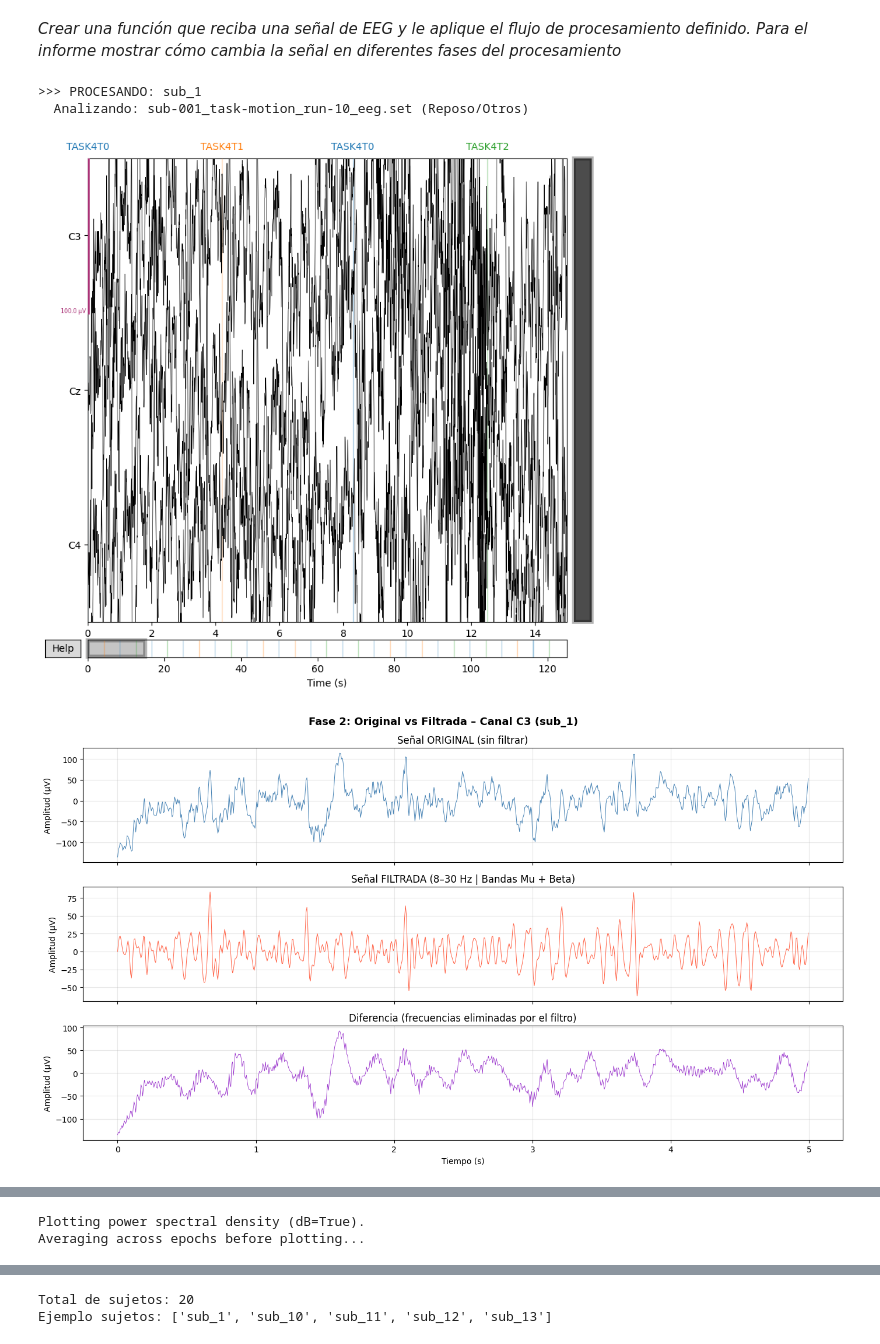
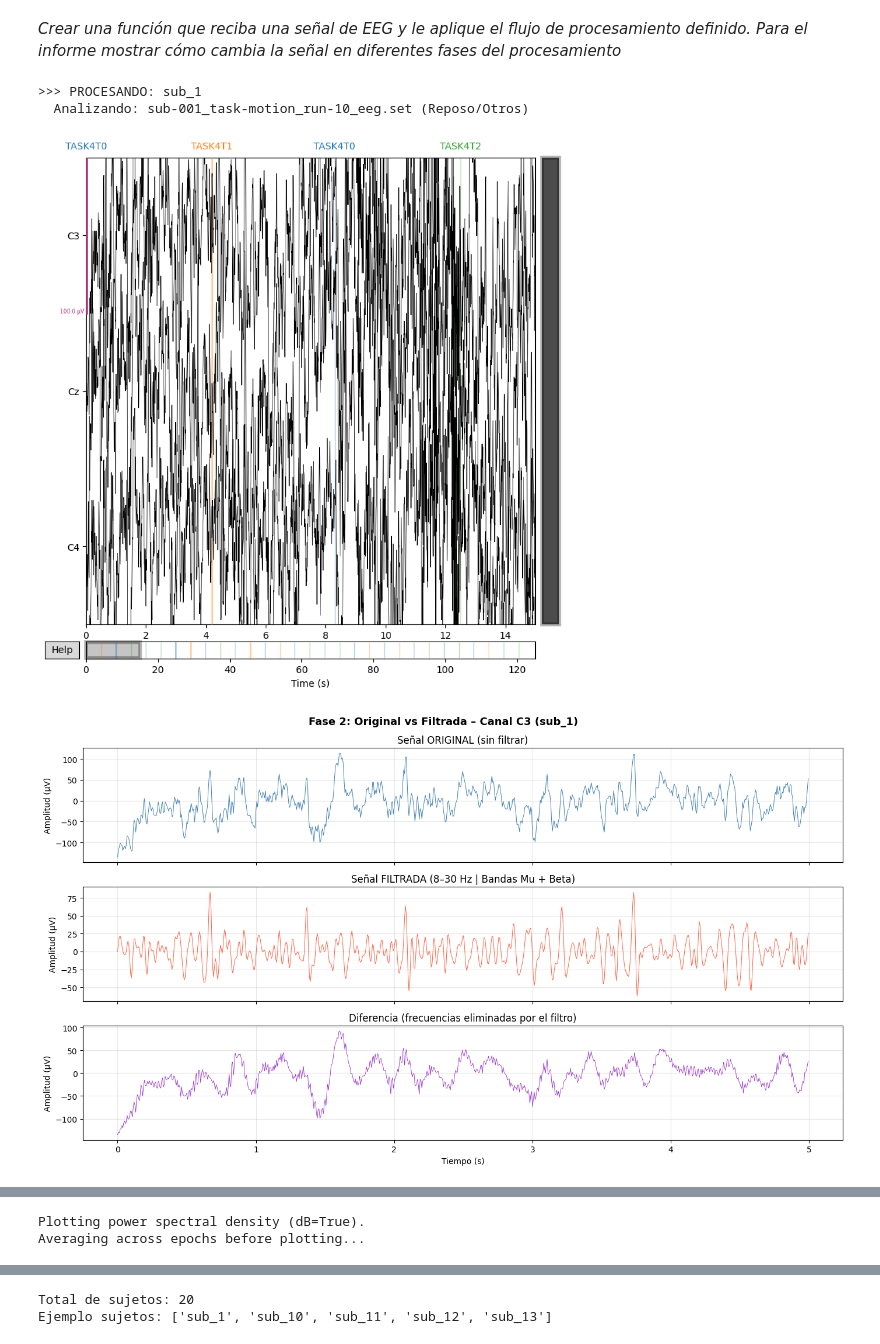
Before and after one commit to saramezap/Proyecto1, a Jupyter notebook: proyecto1_EEG.ipynb, the cells around one changed output, grey strips where cells are left out. Saved outputs shown, nothing was run; the diff lists cells and outputs as text; code cells hidden in the pictures.

```diff
--- a/proyecto1_EEG.ipynb
+++ b/proyecto1_EEG.ipynb
@@ -263,9 +263,8 @@ import pandas as pd
 import matplotlib.pyplot as plt
 import numpy as np
 
-# ==========================================
+
 # 1. FUNCIÓN DE PROCESAMIENTO COMPLETO
-# ==========================================
 def procesar_eeg_completo(raw, sujeto_id, nombre_archivo, tipo_tarea):
 
     # Selección de canales relevantes (C3, C4, Cz)
@@ -280,10 +279,10 @@ def procesar_eeg_completo(raw, sujeto_id, nombre_archivo, tipo_tarea):
         title=f"Fase 1: Señal Original – {sujeto_id}",
         duration=15, scalings={'eeg': 50e-6}, show=False
     )
-    plt.tight_layout()
+
     plt.show()
 
-    # --- FASE 2: FILTRADO (8-30 Hz) ---
+    # FASE 2: FILTRADO (8-30 Hz)
     raw_res.filter(l_freq=8., h_freq=30., fir_design='firwin', verbose=False)
 
     # --- COMPARACIÓN: Original vs Filtrada ---
@@ -318,7 +317,7 @@ def procesar_eeg_completo(raw, sujeto_id, nombre_archivo, tipo_tarea):
     plt.tight_layout()
     plt.show()
 
-    # --- FASE 3: SEGMENTACIÓN (ÉPOCAS) ---
+    # FASE 3: SEGMENTACIÓN (ÉPOCAS)
     try:
         events, event_id = mne.events_from_annotations(
             raw_res, event_id={'T0': 1, 'T1': 2, 'T2': 3}, verbose=False
@@ -339,11 +338,10 @@ def procesar_eeg_completo(raw, sujeto_id, nombre_archivo, tipo_tarea):
         )
         plt.show()
 
-    # --- FASE 4: CÁLCULO DE POTENCIA (PSD) ---
+    #  FASE 4: CÁLCULO DE POTENCIA (PSD)
     psds_obj = epochs.compute_psd(method='welch', fmin=8, fmax=30, verbose=False)
     fig_psd  = psds_obj.plot(show=False)
     fig_psd.suptitle(f"Fase 4: PSD – {tipo_tarea}", fontsize=12)
-    plt.tight_layout()
     plt.show()
 
     # --- ORGANIZACIÓN DE RESULTADOS ---
@@ -369,9 +367,8 @@ def procesar_eeg_completo(raw, sujeto_id, nombre_archivo, tipo_tarea):
     return epochs, pd.DataFrame(resultados)
 
 
-# ==========================================
+
 # 2. CARGA DE DATOS Y BUCLE PRINCIPAL
-# ==========================================
 base_path = 'Lab_EEG_Imagineria'
 df_final  = pd.DataFrame()
 
@@ -381,34 +378,34 @@ else:
     for sujeto in os.listdir(base_path):
         ruta_sujeto = os.path.join(base_path, sujeto)
         if not os.path.isdir(ruta_sujeto): continue
 
         print(f"\n>>> PROCESANDO: {sujeto}")
 
         for archivo in os.listdir(ruta_sujeto):
             if archivo.endswith('.set'):
                 try:
                     num_run = int(archivo.split("run-")[1].split("_")[0])
                 except:
                     num_run = 0
 
                 if   num_run in [3, 7, 11]:  tipo = "Movimiento Real"
                 elif num_run in [4, 8, 12]:  tipo = "Imaginería Motora"
                 else:                         tipo = "Reposo/Otros"
 
                 print(f"  Analizando: {archivo} ({tipo})")
 
                 ruta_completa = os.path.join(ruta_sujeto, archivo)
                 raw = mne.io.read_raw_eeglab(ruta_completa, preload=True, verbose=False)
 
                 epochs, df_temp = procesar_eeg_completo(raw, sujeto, archivo, tipo)
                 df_final = pd.concat([df_final, df_temp], ignore_index=True)
 
                 break  # Solo un archivo por sujeto (quitar para procesar todos)
         break          # Solo el primer sujeto   (quitar para procesar todos)
 # %% [output]
 >>> PROCESANDO: sub_1
   Analizando: sub-001_task-motion_run-10_eeg.set (Reposo/Otros)
-[figure, old version]
+[figure, new version]
 [figure]
 [figure]
 Plotting power spectral density (dB=True).
```
Also changed, not shown: parts of 1 cell of this notebook.
